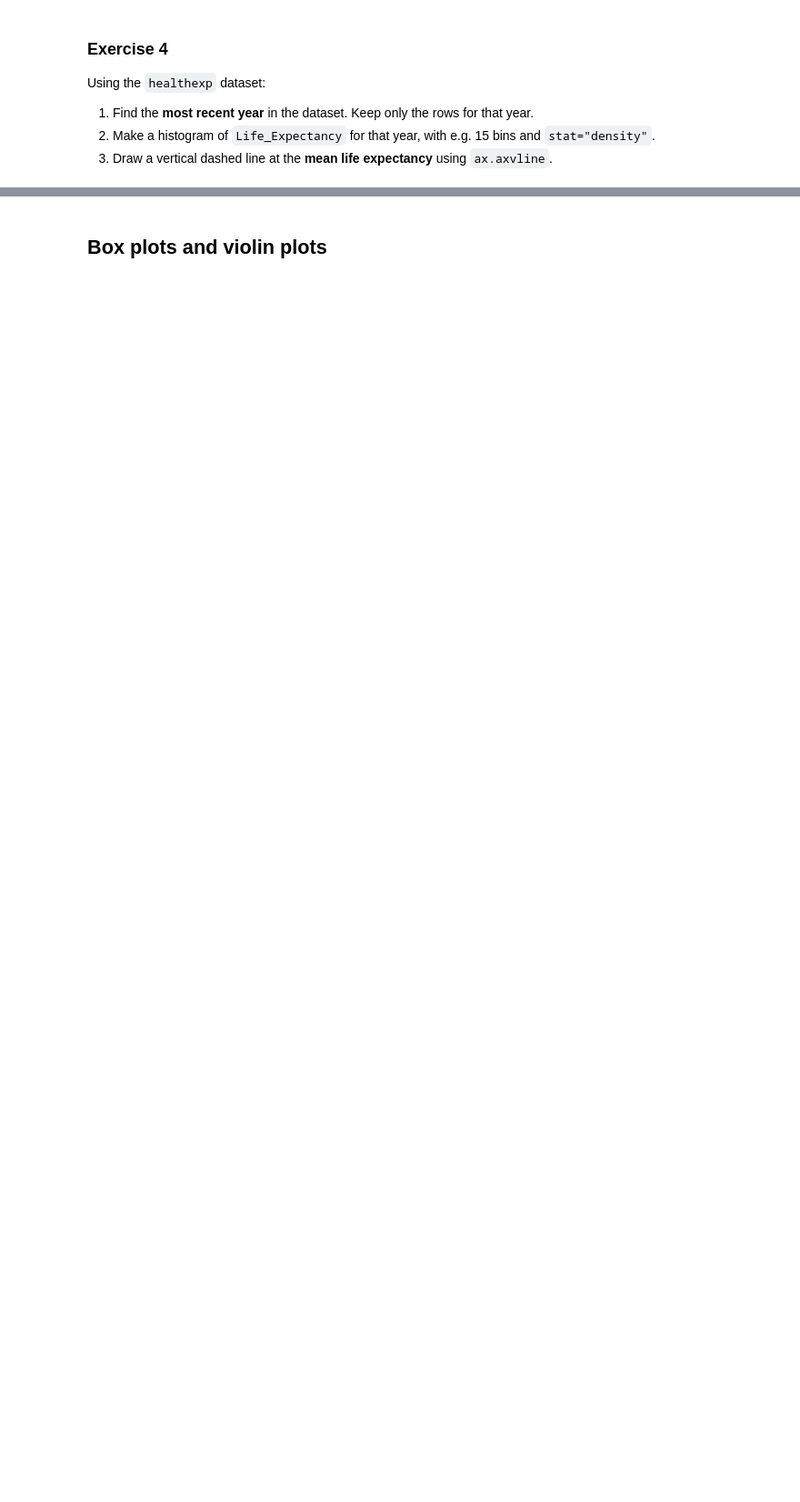
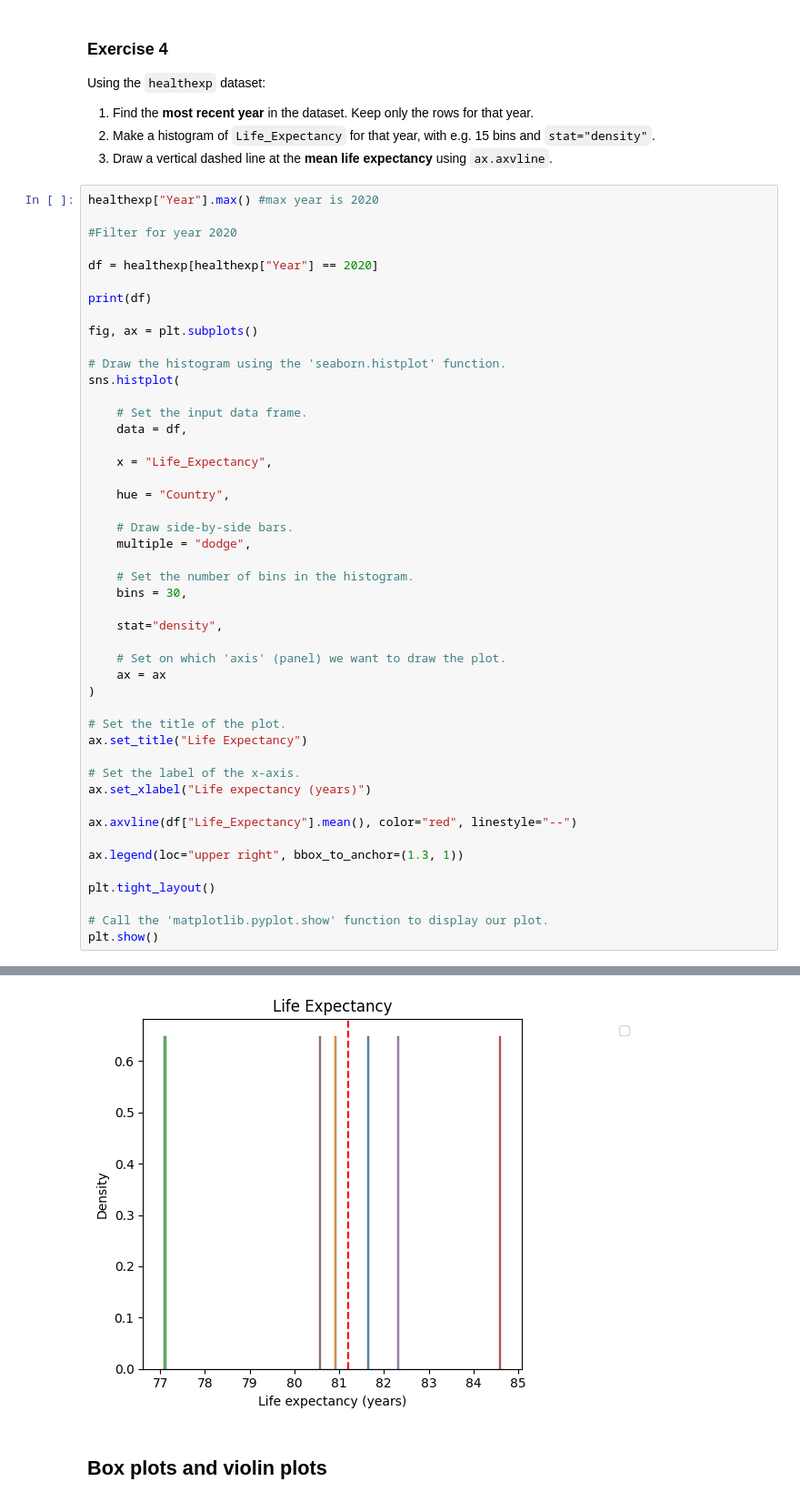
Before and after one commit to Niknyg/Niknyg, a Jupyter notebook: Visualizations/visualization.ipynb, the cells around one changed output, grey strips where cells are left out. Shown at 91% size. Cells and saved outputs as stored; diff of their text form; blank space fills up the shorter version.

```diff
--- a/Visualizations/visualization.ipynb
+++ b/Visualizations/visualization.ipynb
@@ -1085,3 +1123,51 @@ Using the `healthexp` dataset:
 1. Find the **most recent year** in the dataset. Keep only the rows for that year.
 2. Make a histogram of `Life_Expectancy` for that year, with e.g. 15 bins and `stat="density"`.
 3. Draw a vertical dashed line at the **mean life expectancy** using `ax.axvline`.
+# %%
+healthexp["Year"].max() #max year is 2020
+
+#Filter for year 2020
+
+df = healthexp[healthexp["Year"] == 2020]
+
+print(df)
+
+fig, ax = plt.subplots()
+
+# Draw the histogram using the 'seaborn.histplot' function.
+sns.histplot(
+
+    # Set the input data frame.
+    data = df,
+
+    x = "Life_Expectancy",
+
+    hue = "Country",
+
+    # Draw side-by-side bars.
+    multiple = "dodge",
+
+    # Set the number of bins in the histogram.
+    bins = 30,
+
+    stat="density",
+
+    # Set on which 'axis' (panel) we want to draw the plot.
+    ax = ax
+)
+
+# Set the title of the plot.
+ax.set_title("Life Expectancy")
+
+# Set the label of the x-axis.
+ax.set_xlabel("Life expectancy (years)")
+
+ax.axvline(df["Life_Expectancy"].mean(), color="red", linestyle="--")
+
+ax.legend(loc="upper right", bbox_to_anchor=(1.3, 1))
+
+plt.tight_layout()
+
+# Call the 'matplotlib.pyplot.show' function to display our plot.
+plt.show()
+# %% [output]
@@ -1088,3 +1181,4 @@ Using the `healthexp` dataset:
+[figure, added]
 # %% [markdown]
 ## Box plots and violin plots
 # %% [markdown]
```
Also changed, not shown: parts of 2 cells of this notebook.
